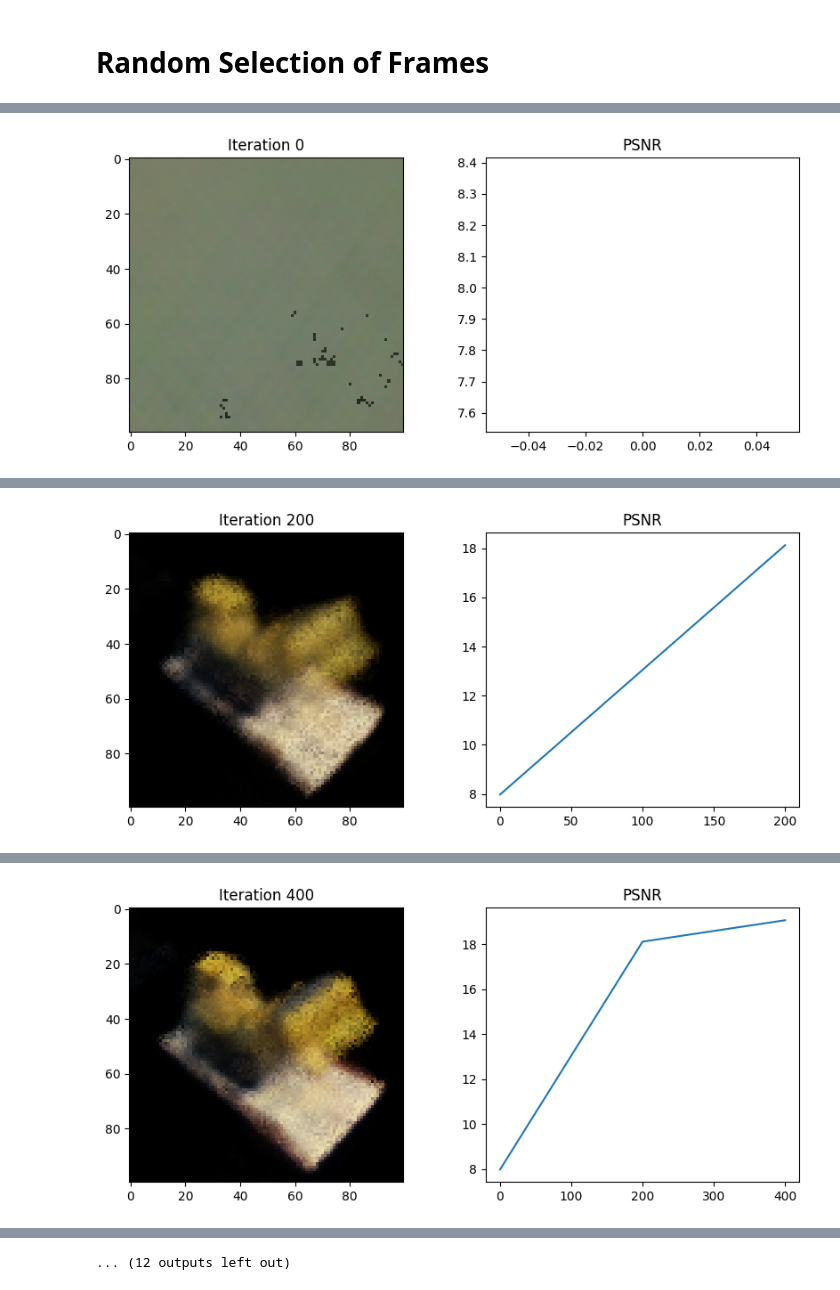
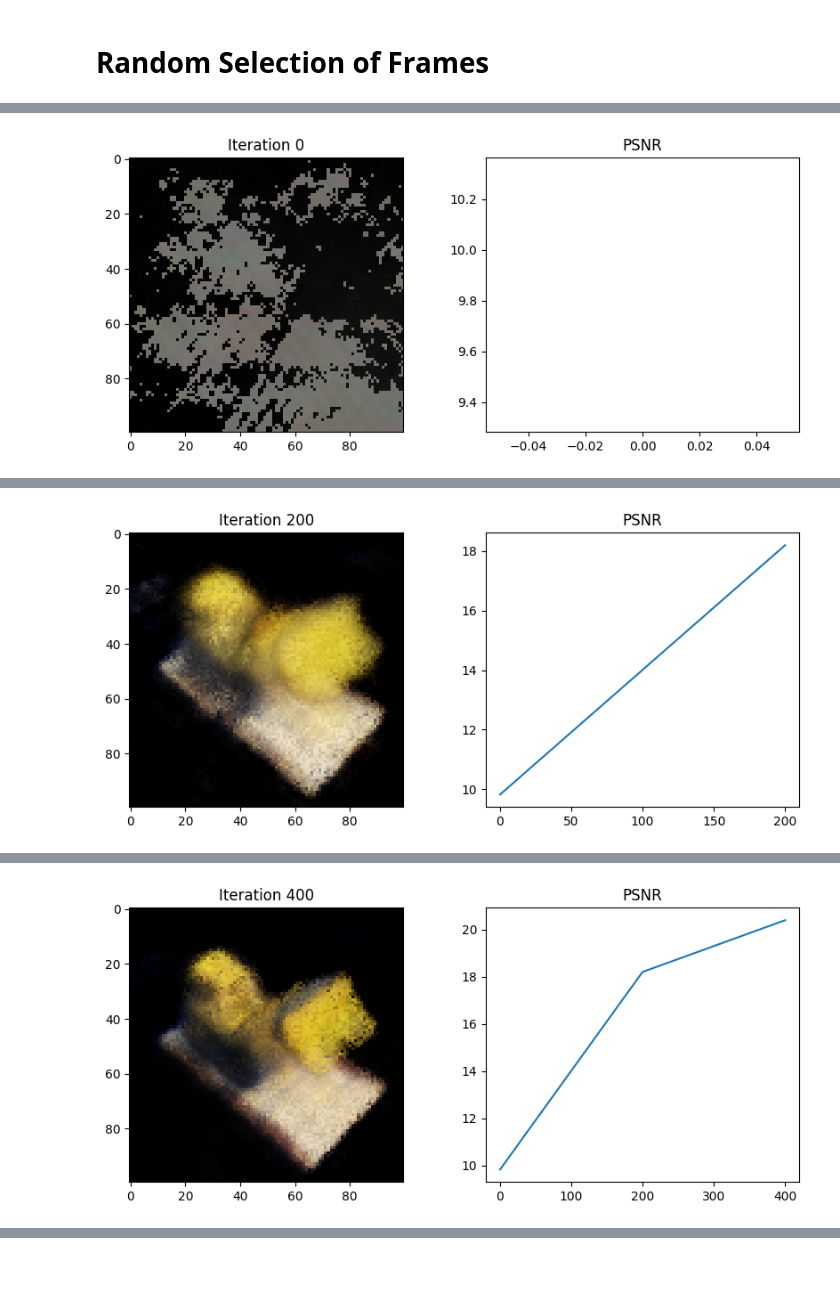
Before and after one commit to mirwisek/frame-selection-activenerf, a Jupyter notebook: tiny_nerf_pytorch_rizwan.ipynb, the cells around one changed output, grey strips where cells are left out. Saved outputs shown, nothing was run; the diff lists cells and outputs as text; code cells hidden in the pictures.

```diff
--- a/tiny_nerf_pytorch_rizwan.ipynb
+++ b/tiny_nerf_pytorch_rizwan.ipynb
@@ -770,19 +748,12 @@ def extract_features(image_array):
 
   image_embd = embeddings.squeeze().contiguous().view(embeddings.size(0), -1).cpu().detach().numpy()
 
-  pca = PCA(n_components=50)
+  pca = PCA(n_components=5)
   reduced_img_embd = pca.fit_transform(image_embd)
   scaler = StandardScaler()
   scaled_red_img_emb = scaler.fit_transform(reduced_img_embd)
 
   return scaled_red_img_emb
-
-
-def perform_dbscan_clustering(features, eps=0.5, min_samples=5, metric = "euclidean"):
-    """
-    Perform DBSCAN clustering on the given features.
-    """
-    return DBSCAN(eps=eps, min_samples=min_samples, metric=metric).fit_predict(features)
 
 def euclidean_distance(vec1, vec2):
     np.linalg.norm
@@ -871,7 +844,8 @@ psnrs = []
 iternums = []
 
 embeddings = extract_features(images)
-labels = perform_dbscan_clustering(embeddings, eps=0.4, min_samples=3, metric = numpy_cosine)
+#labels = DBSCAN(eps=0.7, min_samples=3).fit_predict(embeddings)
+labels = HDBSCAN(min_cluster_size=2, min_samples=3).fit_predict(embeddings)
 diverse_indices = select_diverse_images_per_cluster(embeddings, labels)
 
 training_images = images[diverse_indices]
@@ -924,0 +899 @@ Downloading: "https://download.pytorch.org/models/resnet18-f37072fd.pth" to /roo
+[figure, new version]
@@ -926 +901 @@ Loss: 0.15932779014110565
-[figure, old version]
+[figure, new version]
@@ -928 +903 @@ Loss: 0.01542629487812519
-[figure, old version]
+[figure, new version]
@@ -930 +904,0 @@ Loss: 0.012384191155433655
-[figure, old version]
@@ -936,4 +911,3 @@ Loss: 0.007721791509538889
-... (12 outputs left out)
 # %%
 rgb_predicted = run_one_iter_of_tinynerf(height, width, focal_length,
                                         testpose, near_thresh,
```
Also changed, not shown: parts of 12 cells of this notebook.
